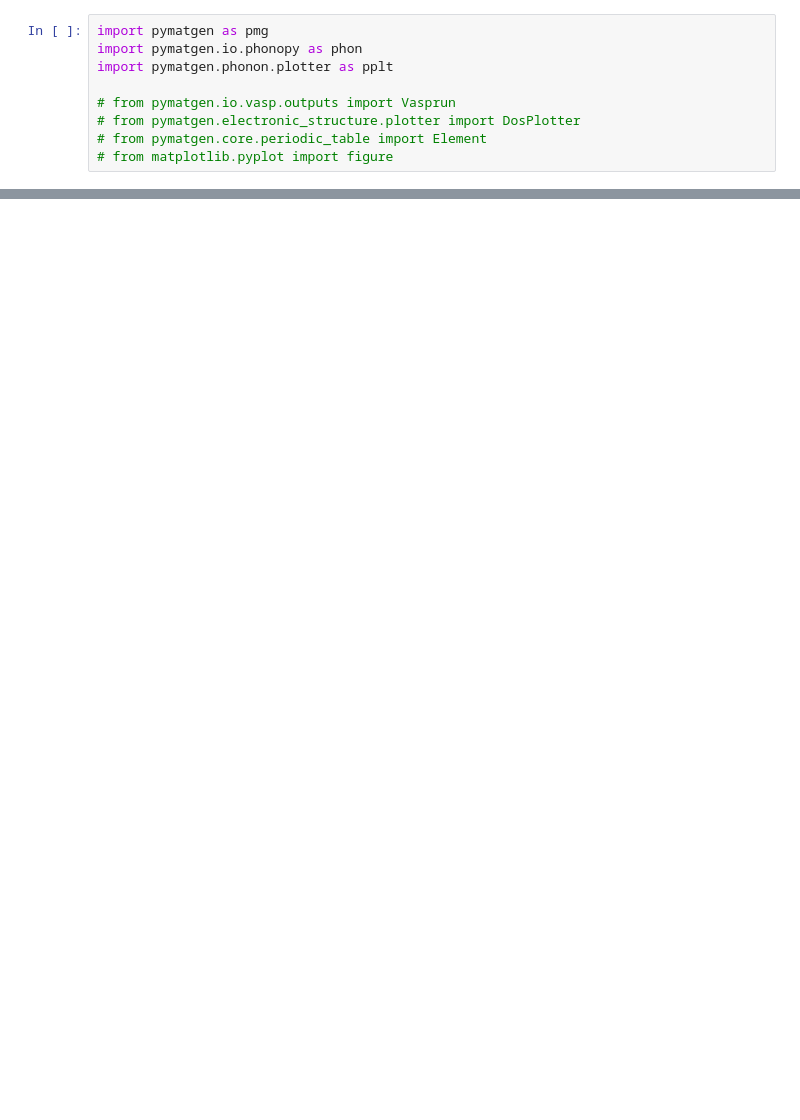
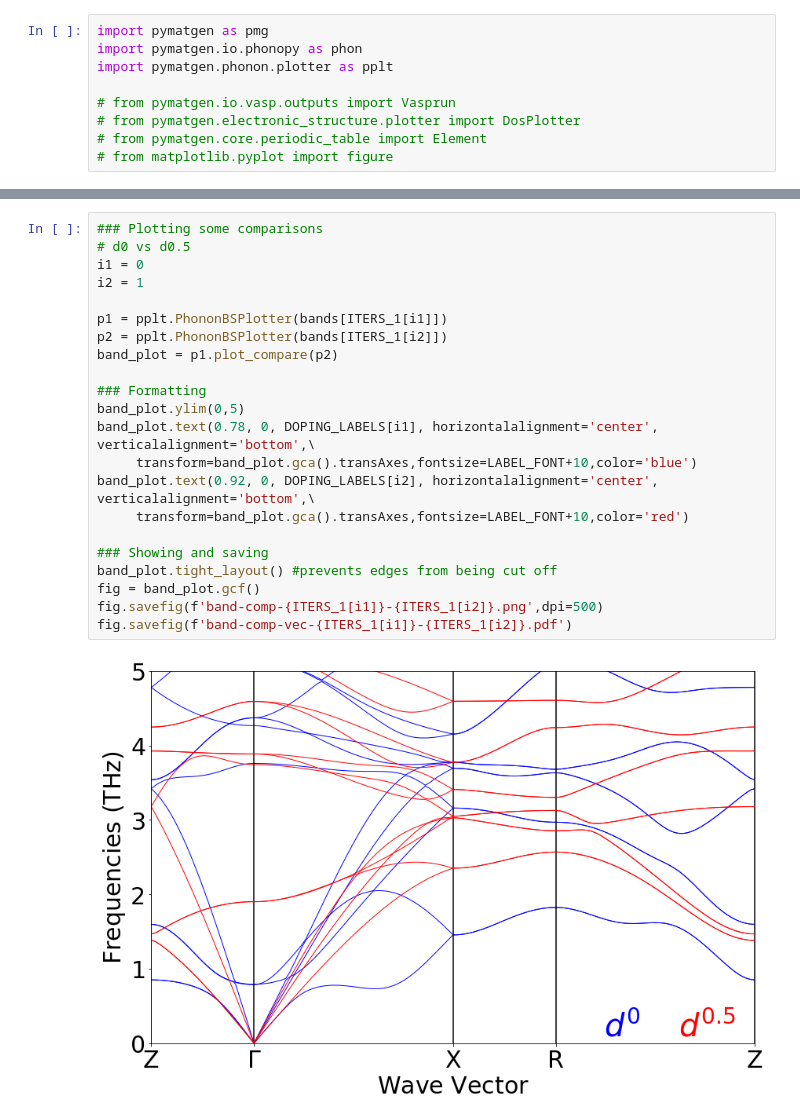
Before and after one commit to kyledmiller/kdm_vault, a Jupyter notebook: scripts_dft/plot_phon.ipynb, the cells around one changed output, grey strips where cells are left out. Cells and saved outputs as stored; diff of their text form; blank space fills up the shorter version.

```diff
--- a/scripts_dft/plot_phon.ipynb
+++ b/scripts_dft/plot_phon.ipynb
@@ -73,0 +78,24 @@ fig.savefig(f'band-comp-vec-{ITERS_1[i1]}-{ITERS_1[i2]}.pdf')
+# %%
+### Plotting some comparisons
+# d0 vs d0.5
+i1 = 0
+i2 = 1
+
+p1 = pplt.PhononBSPlotter(bands[ITERS_1[i1]])
+p2 = pplt.PhononBSPlotter(bands[ITERS_1[i2]])
+band_plot = p1.plot_compare(p2)
+
+### Formatting
+band_plot.ylim(0,5)
+band_plot.text(0.78, 0, DOPING_LABELS[i1], horizontalalignment='center', verticalalignment='bottom',\
+     transform=band_plot.gca().transAxes,fontsize=LABEL_FONT+10,color='blue')
+band_plot.text(0.92, 0, DOPING_LABELS[i2], horizontalalignment='center', verticalalignment='bottom',\
+     transform=band_plot.gca().transAxes,fontsize=LABEL_FONT+10,color='red')
+
+### Showing and saving
+band_plot.tight_layout() #prevents edges from being cut off
+fig = band_plot.gcf()
+fig.savefig(f'band-comp-{ITERS_1[i1]}-{ITERS_1[i2]}.png',dpi=500)
+fig.savefig(f'band-comp-vec-{ITERS_1[i1]}-{ITERS_1[i2]}.pdf')
+# %% [output]
+[figure, added]
```
Also changed, not shown: parts of 4 cells of this notebook.
